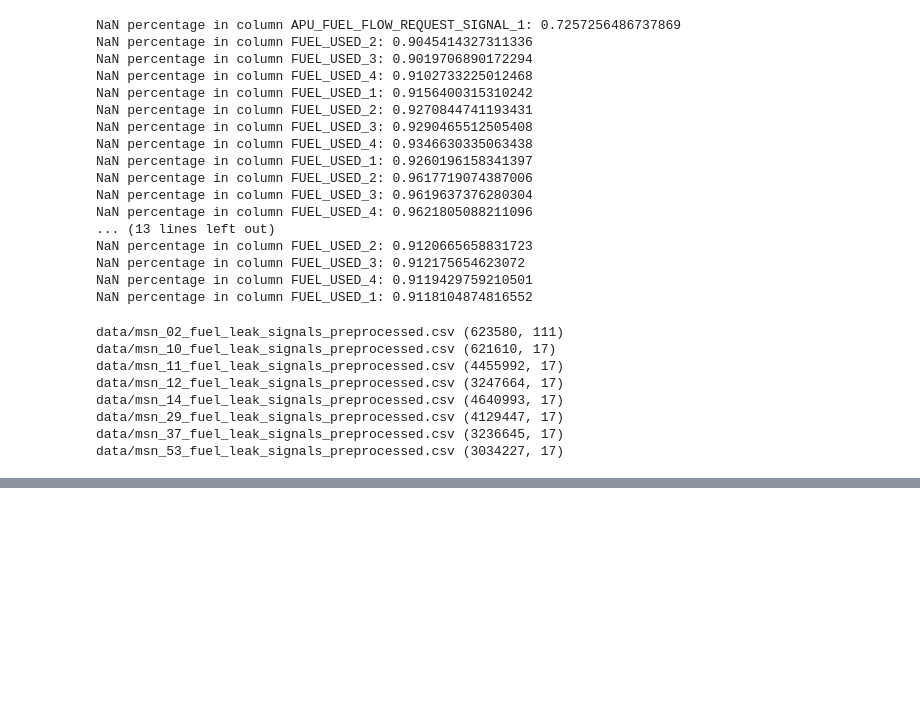
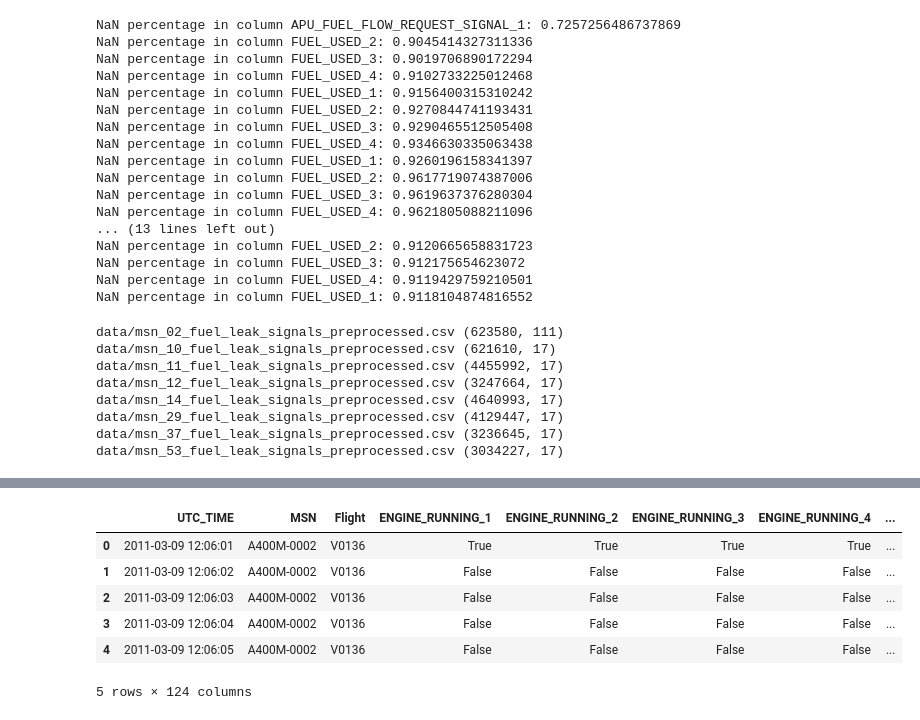
Before and after one commit to moritzzoepffel/capstone.airbus, a Jupyter notebook: notebook.ipynb, the cells around one changed output, grey strips where cells are left out. Drawn from its saved outputs; the diff is of its cells as text; code cells hidden in the pictures; blank space fills up the shorter version.

```diff
--- a/notebook.ipynb
+++ b/notebook.ipynb
@@ -159,0 +210,10 @@ for date in datasets[0]['DATE'].unique():
+# %%
+datasets[0].head()
+# %% [output]
+|  | UTC_TIME | MSN | Flight | ENGINE_RUNNING_1 | ENGINE_RUNNING_2 | ENGINE_RUNNING_3 | ENGINE_RUNNING_4 | ... |
+| 0 | 2011-03-09 12:06:01 | A400M-0002 | V0136 | True | True | True | True | ... |
+| 1 | 2011-03-09 12:06:02 | A400M-0002 | V0136 | False | False | False | False | ... |
+| 2 | 2011-03-09 12:06:03 | A400M-0002 | V0136 | False | False | False | False | ... |
+| 3 | 2011-03-09 12:06:04 | A400M-0002 | V0136 | False | False | False | False | ... |
+| 4 | 2011-03-09 12:06:05 | A400M-0002 | V0136 | False | False | False | False | ... |
+5 rows × 124 columns
```
Also changed, not shown: parts of 8 cells of this notebook, 36 other files.
